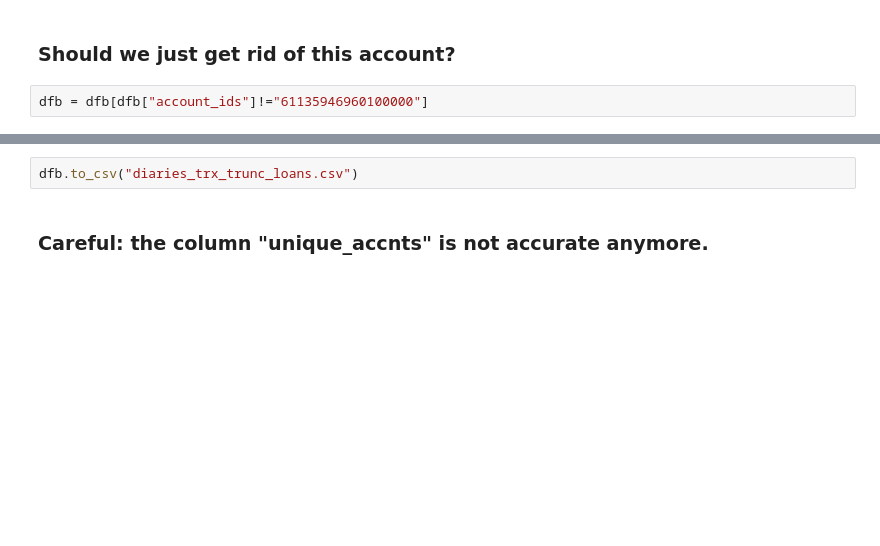
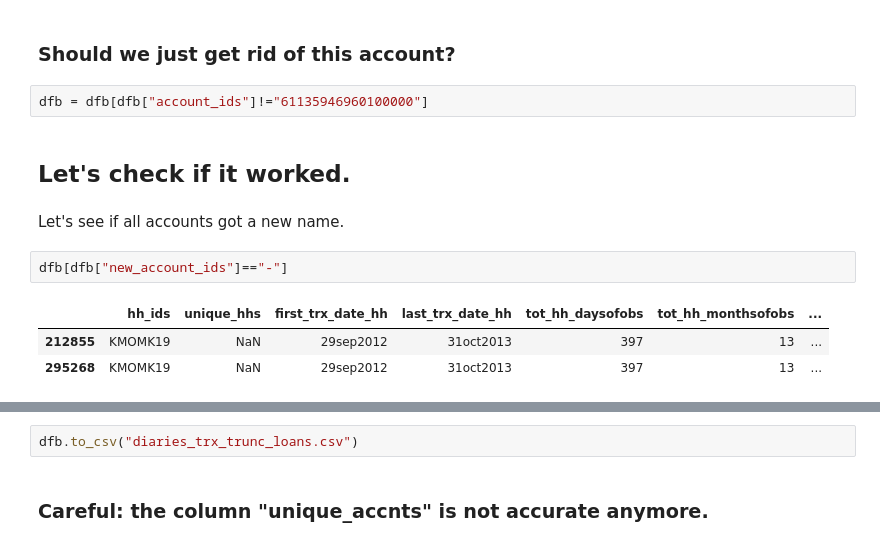
Before and after one commit to julclu/kenya_financial_diaries, a Jupyter notebook: ella/Pure_Truncation_Ella.ipynb, the cells around one changed output, grey strips where cells are left out. Drawn from its saved outputs; the diff is of its cells as text; blank space fills up the shorter version.

```diff
--- a/ella/Pure_Truncation_Ella.ipynb
+++ b/ella/Pure_Truncation_Ella.ipynb
@@ -139,3 +139,13 @@ dfb[dfb["account_ids"]=="61135946960100000"][["trx_stdtime_days_acc","trx_prx_pu
 ### Should we just get rid of this account?
 # %%
 dfb = dfb[dfb["account_ids"]!="61135946960100000"]
+# %% [markdown]
+## Let's check if it worked.
+# %% [markdown]
+Let's see if all accounts got a new name.
+# %%
+dfb[dfb["new_account_ids"]=="-"]
+# %% [output]
+|  | hh_ids | unique_hhs | first_trx_date_hh | last_trx_date_hh | tot_hh_daysofobs | tot_hh_monthsofobs | ... |
+| 212855 | KMOMK19 | NaN | 29sep2012 | 31oct2013 | 397 | 13 | ... |
+| 295268 | KMOMK19 | NaN | 29sep2012 | 31oct2013 | 397 | 13 | ... |
```
Also changed, not shown: parts of 4 cells of this notebook, 2 other files.
